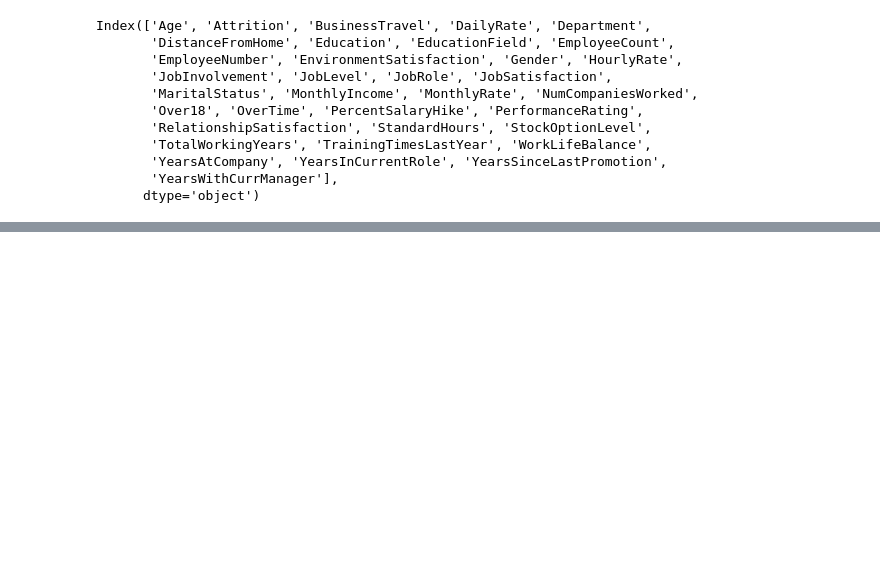
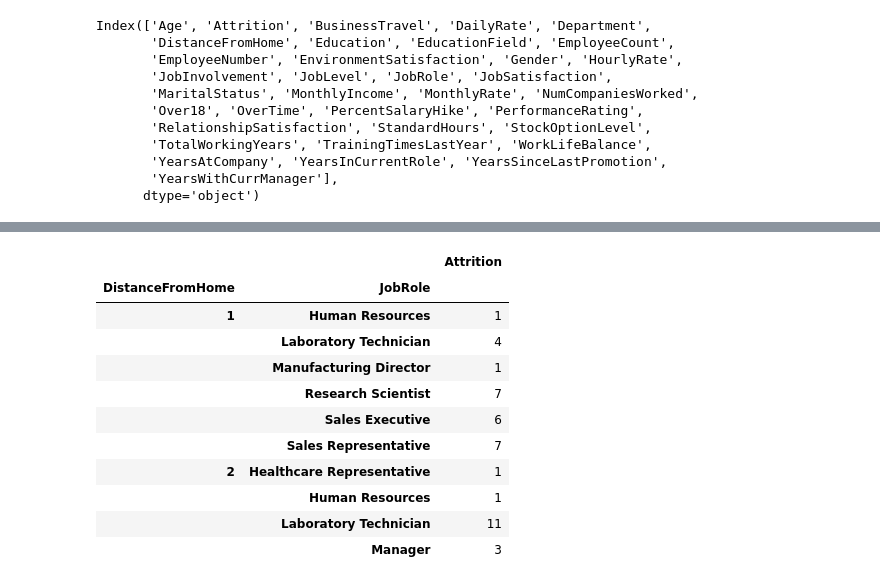
Before and after one commit to Adongo/HR-Employee-Attrition, a Jupyter notebook: Assignment 2.ipynb, the cells around one changed output, grey strips where cells are left out. Cells and saved outputs as stored; diff of their text form; code cells hidden in the pictures; blank space fills up the shorter version.

```diff
--- a/Assignment 2.ipynb
+++ b/Assignment 2.ipynb
@@ -94,0 +98,16 @@ Index(['Age', 'Attrition', 'BusinessTravel', 'DailyRate', 'Department',
+# %%
+Attrited_yes = df1[['DistanceFromHome', 'JobRole','Attrition' ]][df['Attrition'] == 'Yes']
+Attrited_yes.groupby(['DistanceFromHome','JobRole']).count().head(10)
+# %% [output]
+|  |  | Attrition |
+| DistanceFromHome | JobRole |  |
+| 1 | Human Resources | 1 |
+|  | Laboratory Technician | 4 |
+|  | Manufacturing Director | 1 |
+|  | Research Scientist | 7 |
+|  | Sales Executive | 6 |
+|  | Sales Representative | 7 |
+| 2 | Healthcare Representative | 1 |
+|  | Human Resources | 1 |
+|  | Laboratory Technician | 11 |
+|  | Manager | 3 |
```
Also changed, not shown: parts of 16 cells of this notebook, 1 other file.
